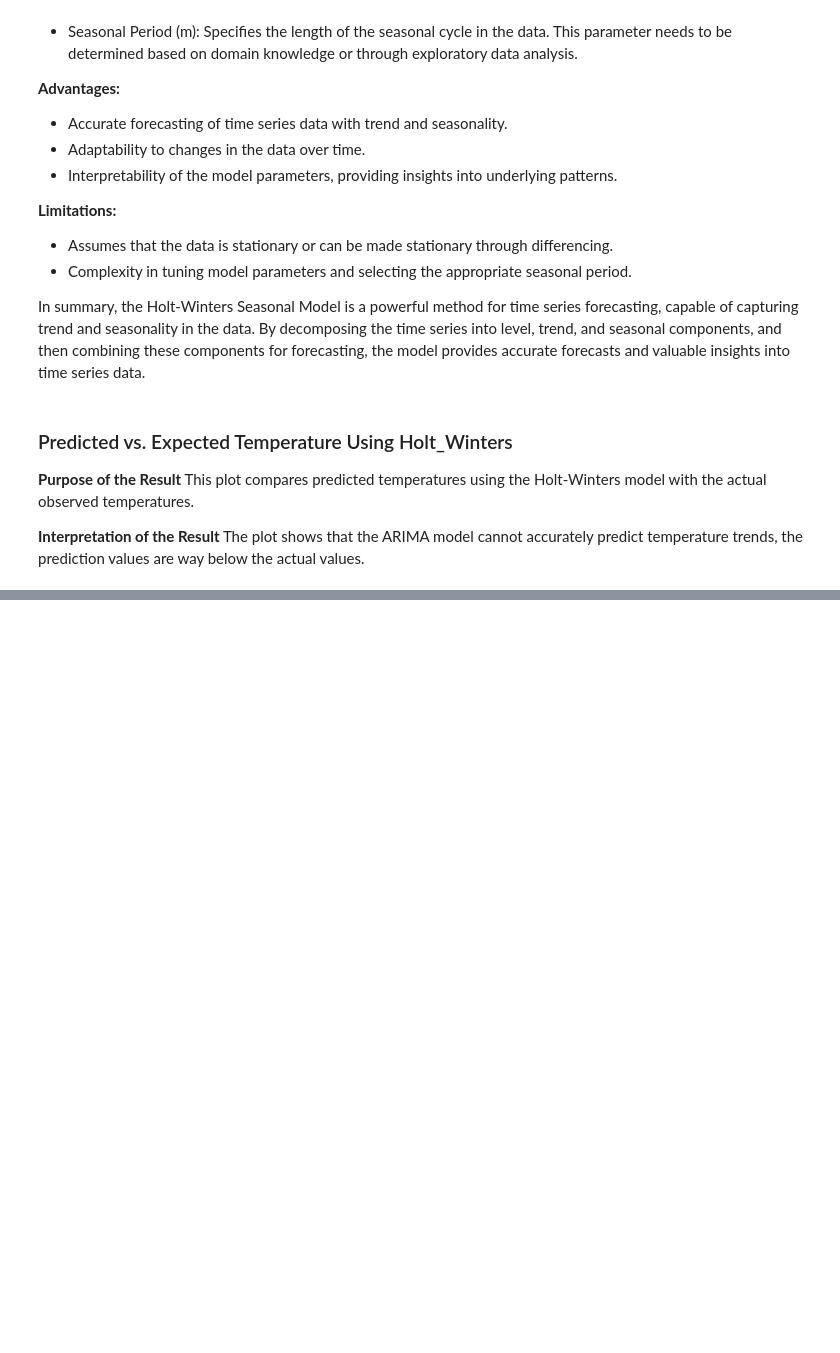
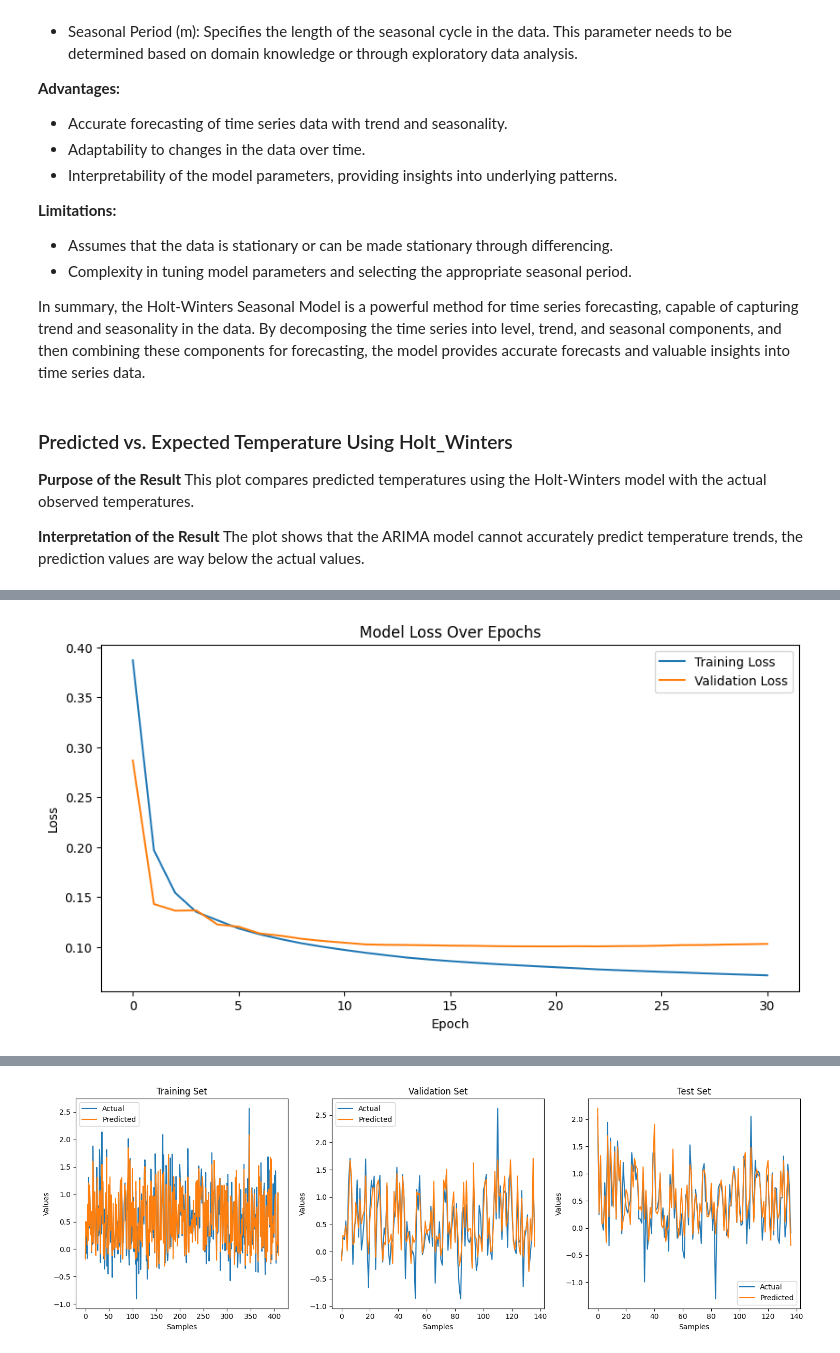
Before and after one commit to PataBasket/AppliedInformatics, a Jupyter notebook: YutaHirahata-07-04.ipynb, the cells around one changed output, grey strips where cells are left out. Drawn from its saved outputs; the diff is of its cells as text; code cells hidden in the pictures; blank space fills up the shorter version.

```diff
--- a/YutaHirahata-07-04.ipynb
+++ b/YutaHirahata-07-04.ipynb
@@ -1524,0 +1738,70 @@ results
+# %%
+# Define the EarlyStopping callback
+early_stopping = EarlyStopping(monitor='val_loss', patience=10, restore_best_weights=True)
+
+# Define the model
+model_2 = Sequential()
+
+# Add a dense (fully connected) layer (single hidden layer) with 100 neurons and ReLU activation function
+# input_dim is set to n_steps, the number of input observations
+model_2.add(Dense(100, activation='relu', input_dim=24))
+
+#Note: the model will view each time step as a separate feature instead of separate time steps.
+
+# Add an output layer with a single neuron (single-step forecasting)
+model_2.add(Dense(1))
+
+# Compile the model using Adam optimizer and mean squared error (mse) loss function
+model_2.compile(optimizer='adam', loss='mse')
+
+# Fit the model with EarlyStopping
+history_2 = model_2.fit(X_train, y_train, epochs=2000, verbose=1, validation_data=(X_val, y_val), callbacks=[early_stopping])
+
+# Plot training & validation loss values
+plt.figure(figsize=(10, 5))
+plt.plot(history_2.history['loss'], label='Training Loss')
+plt.plot(history_2.history['val_loss'], label='Validation Loss')
+plt.title('Model Loss Over Epochs')
+plt.ylabel('Loss')
+plt.xlabel('Epoch')
+plt.legend(loc='upper right')
+plt.show()
+
+# Predict values
+y_train_pred = model_2.predict(X_train)
+y_val_pred = model_2.predict(X_val)
+y_test_pred = model_2.predict(X_test)
+
+# Plot predictions vs actual values
+plt.figure(figsize=(15, 5))
+
+# Training set
+plt.subplot(1, 3, 1)
+plt.plot(y_train, label='Actual')
+plt.plot(y_train_pred, label='Predicted')
+plt.title('Training Set')
+plt.xlabel('Samples')
+plt.ylabel('Values')
+plt.legend()
+
+# Validation set
+plt.subplot(1, 3, 2)
+plt.plot(y_val, label='Actual')
+plt.plot(y_val_pred, label='Predicted')
+plt.title('Validation Set')
+plt.xlabel('Samples')
+plt.ylabel('Values')
+plt.legend()
+
+# Test set
+plt.subplot(1, 3, 3)
+plt.plot(y_test, label='Actual')
+plt.plot(y_test_pred, label='Predicted')
+plt.title('Test Set')
+plt.xlabel('Samples')
+plt.ylabel('Values')
+plt.legend()
+
+plt.tight_layout()
+plt.show()
+# %% [output]
@@ -1524,0 +1825 @@ results
+[figure, added]
@@ -1524,0 +1829 @@ results
+[figure, added]
```
Also changed, not shown: parts of 32 cells of this notebook, 4 other files.
